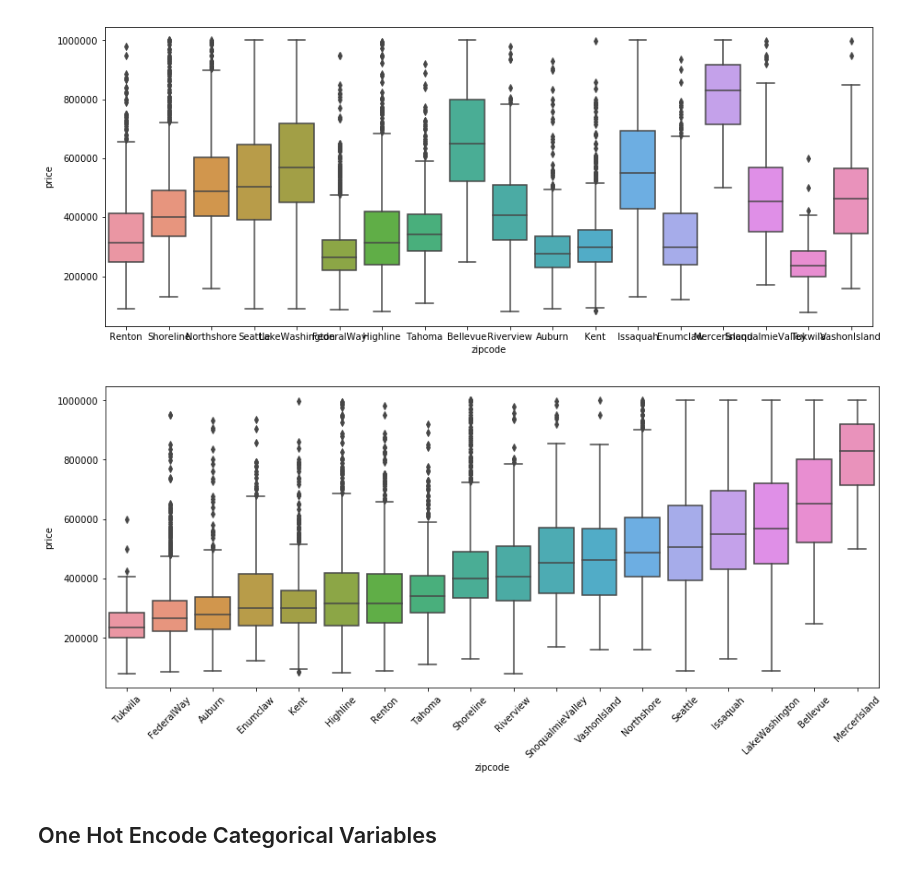
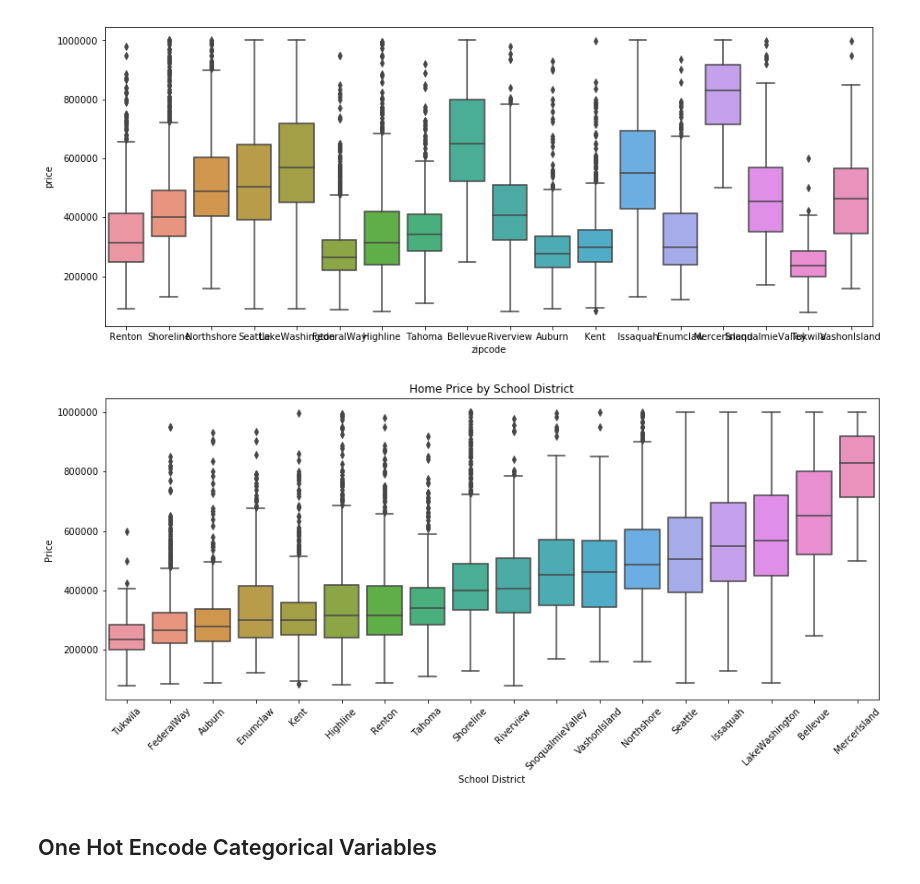
Before and after one commit to joshblumer/dsc-mod-2-project-v2-1-online-ds-sp-000, a Jupyter notebook: Feature Engineering.ipynb, the cells around one changed output. Cells and saved outputs as stored; diff of their text form; code cells hidden in the pictures.

```diff
--- a/Feature Engineering.ipynb
+++ b/Feature Engineering.ipynb
@@ -256,10 +261,13 @@ grouped_zip = df.loc[:,['zipcode', 'price']].groupby(['zipcode']).median().sort_
 # %%
 plt.figure(figsize = (15,6))
 gz = sns.boxplot(x = 'zipcode', y = 'price', data = df, order = grouped_zip.index)
 for item in gz.get_xticklabels():
     item.set_rotation(45)
+plt.title('Home Price by School District')
+plt.xlabel('School District')
+plt.ylabel('Price');
 # %% [output]
-[figure, old version]
+[figure, new version]
 # %% [markdown]
 ## One Hot Encode Categorical Variables
 # %%
```
Also changed, not shown: parts of 6 cells of this notebook, 6 other files.
